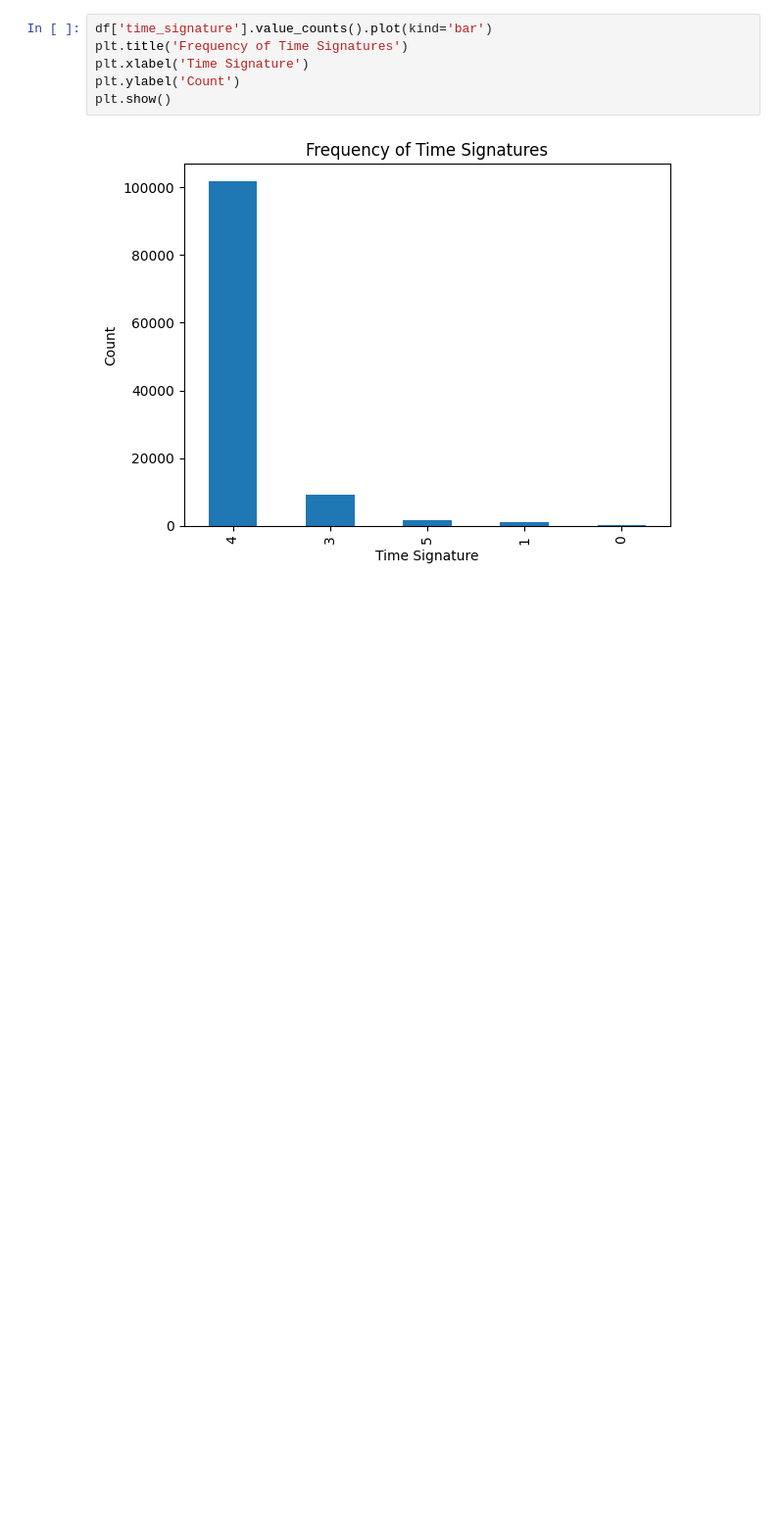
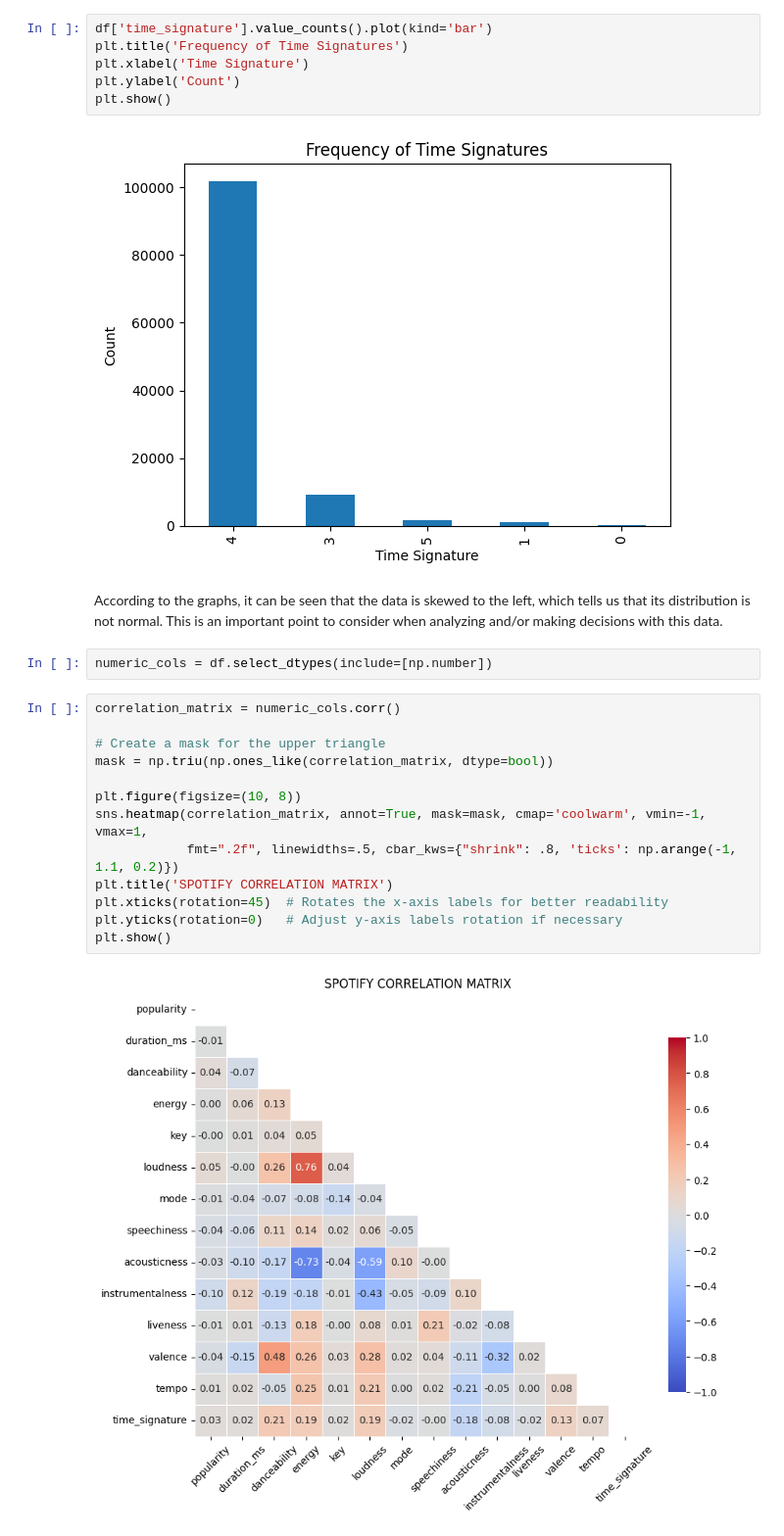
Before and after one commit to RJuanJo/etl_workshop2, a Jupyter notebook: notebooks/EDA001.ipynb, the cells around one changed output. Shown at 98% size. Cells and saved outputs as stored; diff of their text form; blank space fills up the shorter version.

```diff
--- a/notebooks/EDA001.ipynb
+++ b/notebooks/EDA001.ipynb
@@ -155,3 +157,22 @@ plt.ylabel('Count')
 plt.show()
 # %% [output]
 [figure]
+# %% [markdown]
+According to the graphs, it can be seen that the data is skewed to the left, which tells us that its distribution is not normal. This is an important point to consider when analyzing and/or making decisions with this data.
+# %%
+numeric_cols = df.select_dtypes(include=[np.number])
+# %%
+correlation_matrix = numeric_cols.corr()
+
+# Create a mask for the upper triangle
+mask = np.triu(np.ones_like(correlation_matrix, dtype=bool))
+
+plt.figure(figsize=(10, 8))
+sns.heatmap(correlation_matrix, annot=True, mask=mask, cmap='coolwarm', vmin=-1, vmax=1,
+            fmt=".2f", linewidths=.5, cbar_kws={"shrink": .8, 'ticks': np.arange(-1, 1.1, 0.2)})
+plt.title('SPOTIFY CORRELATION MATRIX')
+plt.xticks(rotation=45)  # Rotates the x-axis labels for better readability
+plt.yticks(rotation=0)   # Adjust y-axis labels rotation if necessary
+plt.show()
+# %% [output]
+[figure, added]
```
Also changed, not shown: parts of 11 cells of this notebook, 2 other files.
